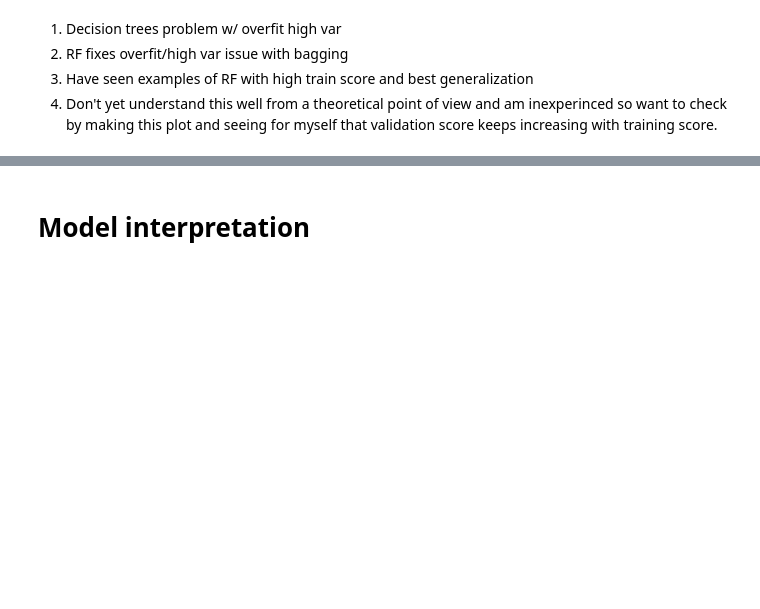
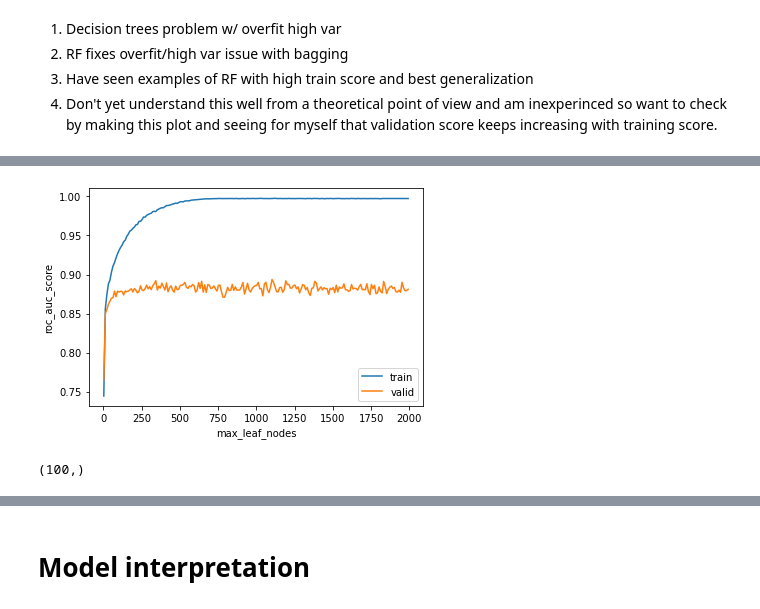
Before and after one commit to BoronII/fraud-detection-pytorch-scikit-fastai, a Jupyter notebook: 02_RF without feature engineering and with simplified data.ipynb, the cells around one changed output, grey strips where cells are left out. Drawn from its saved outputs; the diff is of its cells as text; code cells hidden in the pictures; blank space fills up the shorter version.

```diff
--- a/02_RF without feature engineering and with simplified data.ipynb
+++ b/02_RF without feature engineering and with simplified data.ipynb
@@ -588,0 +602,9 @@ rf_max_leaf_nodes_vs_score(forests, xs, y, valid_xs, valid_y)
+# %%
+%%time
+forests = []
+for max_leaf_nodes in max_leaf_node_values:
+    f =  rf(xs, y, n_estimators=50,
+              class_weight='balanced', criterion='entropy',
+              max_features='sqrt', max_leaf_nodes=max_leaf_nodes,
+              min_samples_split=5, min_samples_leaf=5)
+    forests.append(f)
@@ -588,0 +614,4 @@ rf_max_leaf_nodes_vs_score(forests, xs, y, valid_xs, valid_y)
+# %%
+%%time
+rf_max_leaf_nodes_vs_score(forests, xs, y, valid_xs, valid_y)
+# %% [output]
@@ -588,0 +620,6 @@ rf_max_leaf_nodes_vs_score(forests, xs, y, valid_xs, valid_y)
+[figure, added]
+# %%
+max_leaf_node_values = np.arange(2, 1000, step=10)
+max_leaf_node_values.shape
+# %% [output]
+(100,)
```
Also changed, not shown: parts of 13 cells of this notebook.
